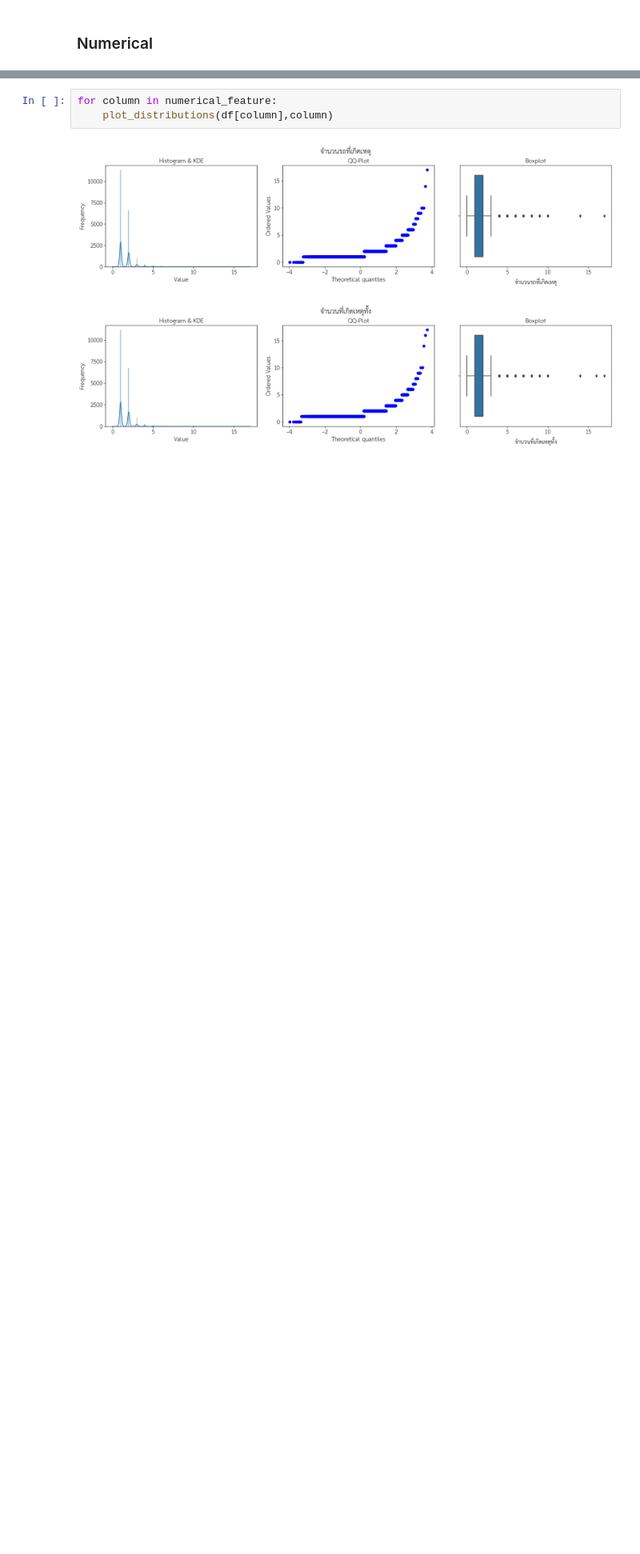
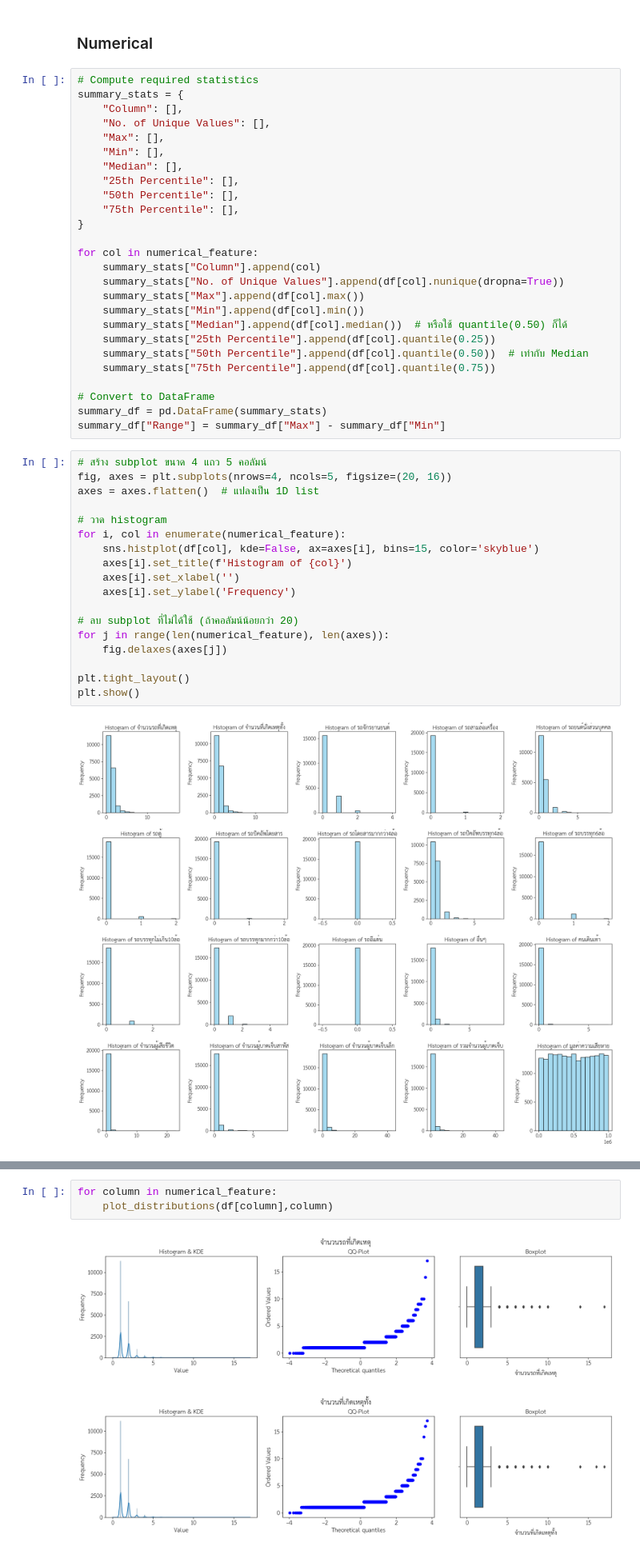
Before and after one commit to firstChetsadakon/business-intelligence-data-exploration, a Jupyter notebook: clean_data_for_cross_section/exploratory_data_anysis.ipynb, the cells around one changed output, grey strips where cells are left out. Shown at 80% size. Saved outputs shown, nothing was run; the diff lists cells and outputs as text; blank space fills up the shorter version.

```diff
--- a/clean_data_for_cross_section/exploratory_data_anysis.ipynb
+++ b/clean_data_for_cross_section/exploratory_data_anysis.ipynb
@@ -121,3 +129,49 @@ plot_value_counts(df, selected_column)
 [figure]
 # %% [markdown]
 ### Numerical
+# %%
+# Compute required statistics
+summary_stats = {
+    "Column": [],
+    "No. of Unique Values": [],
+    "Max": [],
+    "Min": [],
+    "Median": [],
+    "25th Percentile": [],
+    "50th Percentile": [],
+    "75th Percentile": [],
+}
+
+for col in numerical_feature:
+    summary_stats["Column"].append(col)
+    summary_stats["No. of Unique Values"].append(df[col].nunique(dropna=True))
+    summary_stats["Max"].append(df[col].max())
+    summary_stats["Min"].append(df[col].min())
+    summary_stats["Median"].append(df[col].median())  # หรือใช้ quantile(0.50) ก็ได้
+    summary_stats["25th Percentile"].append(df[col].quantile(0.25))
+    summary_stats["50th Percentile"].append(df[col].quantile(0.50))  # เท่ากับ Median
+    summary_stats["75th Percentile"].append(df[col].quantile(0.75))
+
+# Convert to DataFrame
+summary_df = pd.DataFrame(summary_stats)
+summary_df["Range"] = summary_df["Max"] - summary_df["Min"]
+# %%
+# สร้าง subplot ขนาด 4 แถว 5 คอลัมน์
+fig, axes = plt.subplots(nrows=4, ncols=5, figsize=(20, 16))
+axes = axes.flatten()  # แปลงเป็น 1D list
+
+# วาด histogram
+for i, col in enumerate(numerical_feature):
+    sns.histplot(df[col], kde=False, ax=axes[i], bins=15, color='skyblue')
+    axes[i].set_title(f'Histogram of {col}')
+    axes[i].set_xlabel('')
+    axes[i].set_ylabel('Frequency')
+
+# ลบ subplot ที่ไม่ได้ใช้ (ถ้าคอลัมน์น้อยกว่า 20)
+for j in range(len(numerical_feature), len(axes)):
+    fig.delaxes(axes[j])
+
+plt.tight_layout()
+plt.show()
+# %% [output]
+[figure, added]
```
Also changed, not shown: parts of 8 cells of this notebook, 29 other files.
